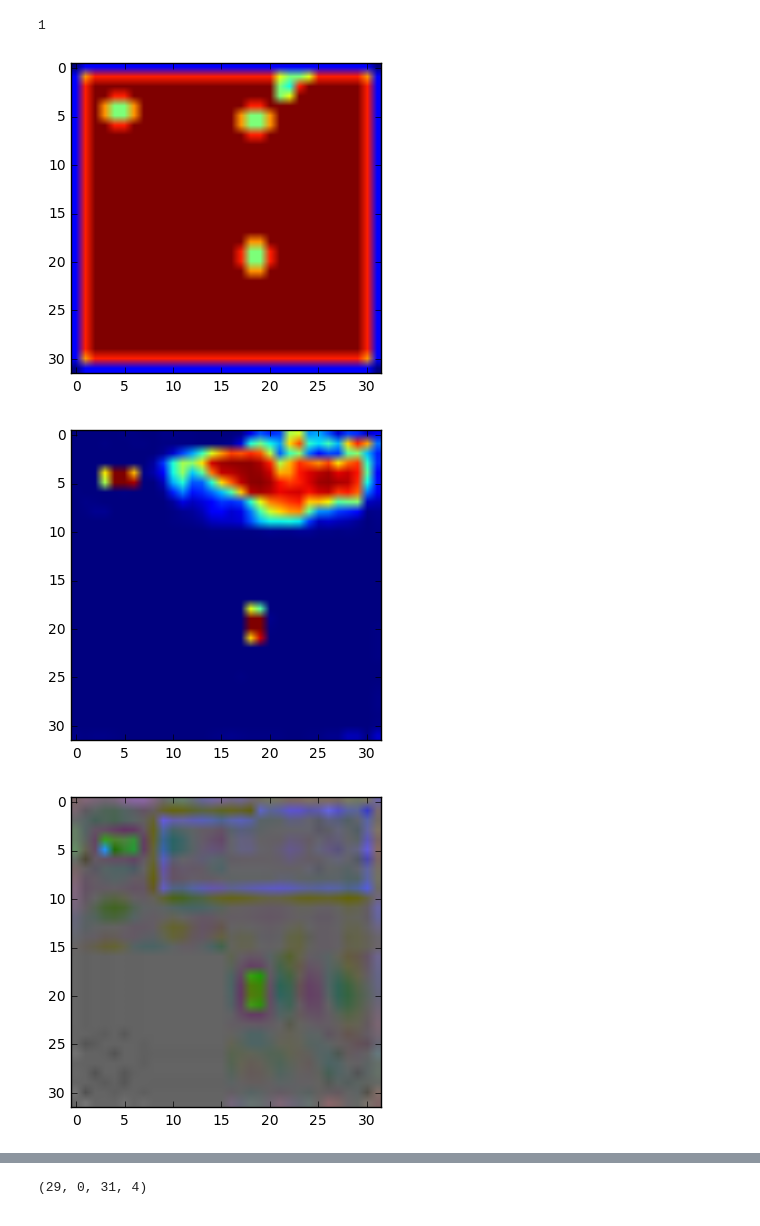
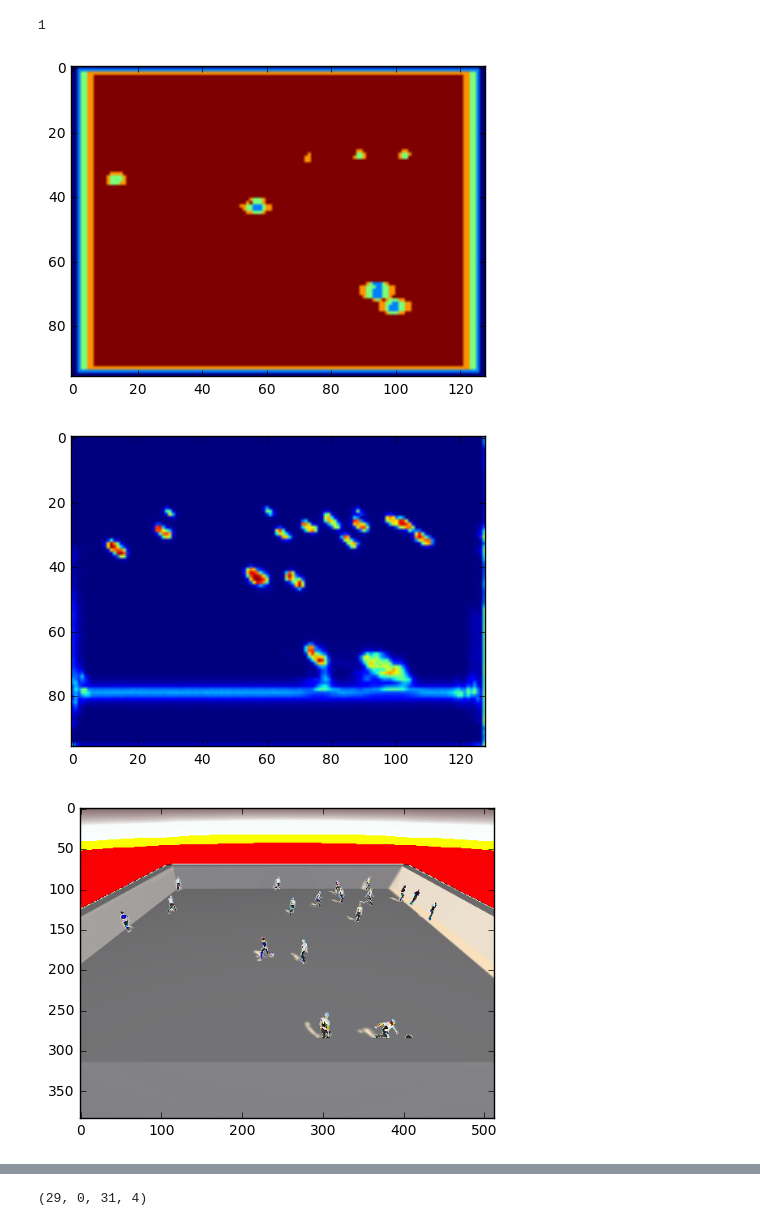
Before and after one commit to npetrenko/recurrent_frcnn, a Jupyter notebook: test_rpn_det.ipynb, the cells around one changed output, grey strips where cells are left out. Saved outputs shown, nothing was run; the diff lists cells and outputs as text; code cells hidden in the pictures.

```diff
--- a/test_rpn_det.ipynb
+++ b/test_rpn_det.ipynb
@@ -20,7 +20,7 @@ from random import seed
 seed(1234)
 np.random.seed(1234)
 # %%
-data,_,_ = get_data('./videos/', './annotations/')
+data,_,_ = get_data('./crowdgen_data/Main/', './annotations/')
 # %% [output]
 Parsing annotation files
 # %%
@@ -95,17 +95,17 @@ preds_n_base = predict_rpn_and_featuremap(x[0])
 # %%
 Y1, Y2, base_ = preds_n_base
 # %%
-t = 9
+t = 1
 plt.imshow((x[1][0][0,t][...,:num_anchors]).sum(axis=-1))
 plt.show()
 plt.imshow(Y1[0,t].max(axis=-1))
 plt.show()
 plt.imshow(x[0][0,t])
 plt.show()
 # %% [output]
-[figure, old version]
+[figure, new version]
-[figure, old version]
+[figure, new version]
-[figure, old version]
+[figure, new version]
 # %%
 bbs = extract_for_det(Y1[:,t], Y2[:,t], base_[:,t], predict_classifier, C)
 # %%
```
Also changed, not shown: parts of 7 cells of this notebook, 7 other files.
